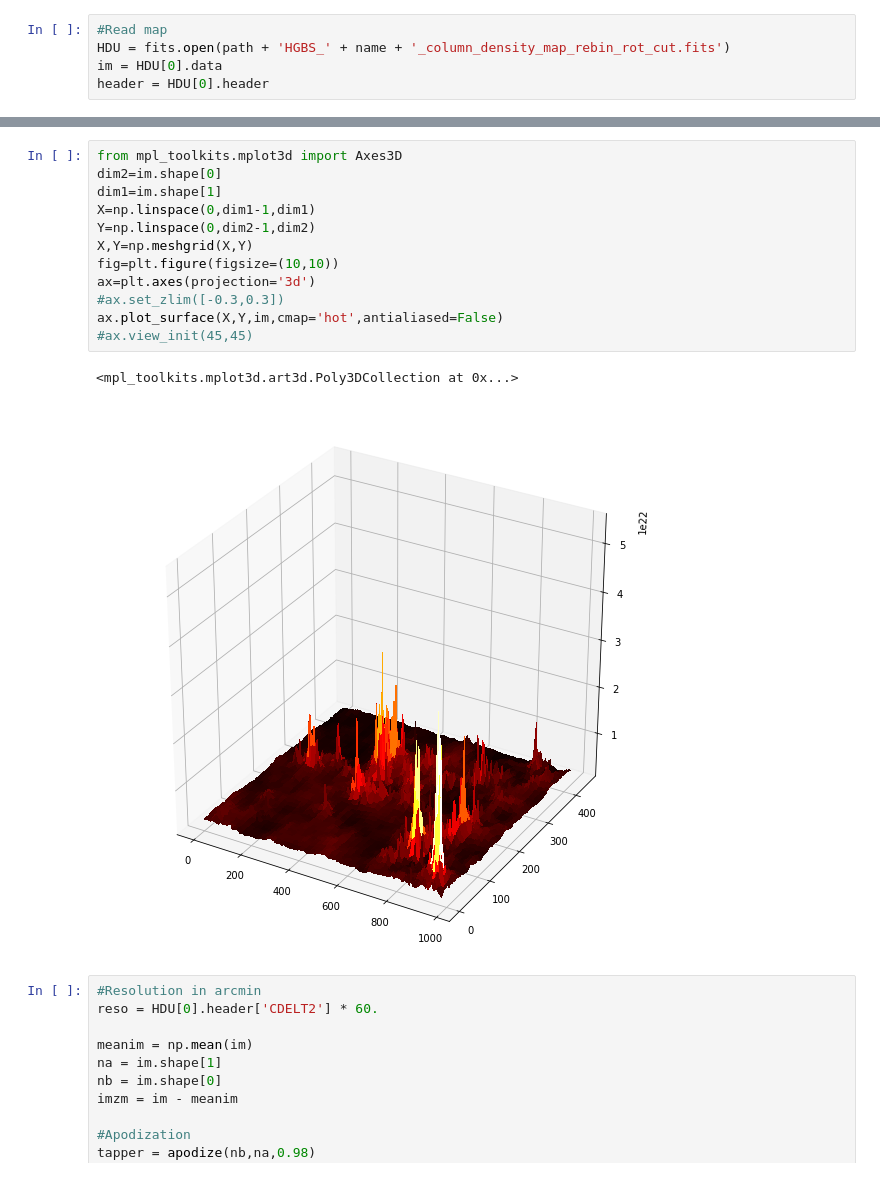
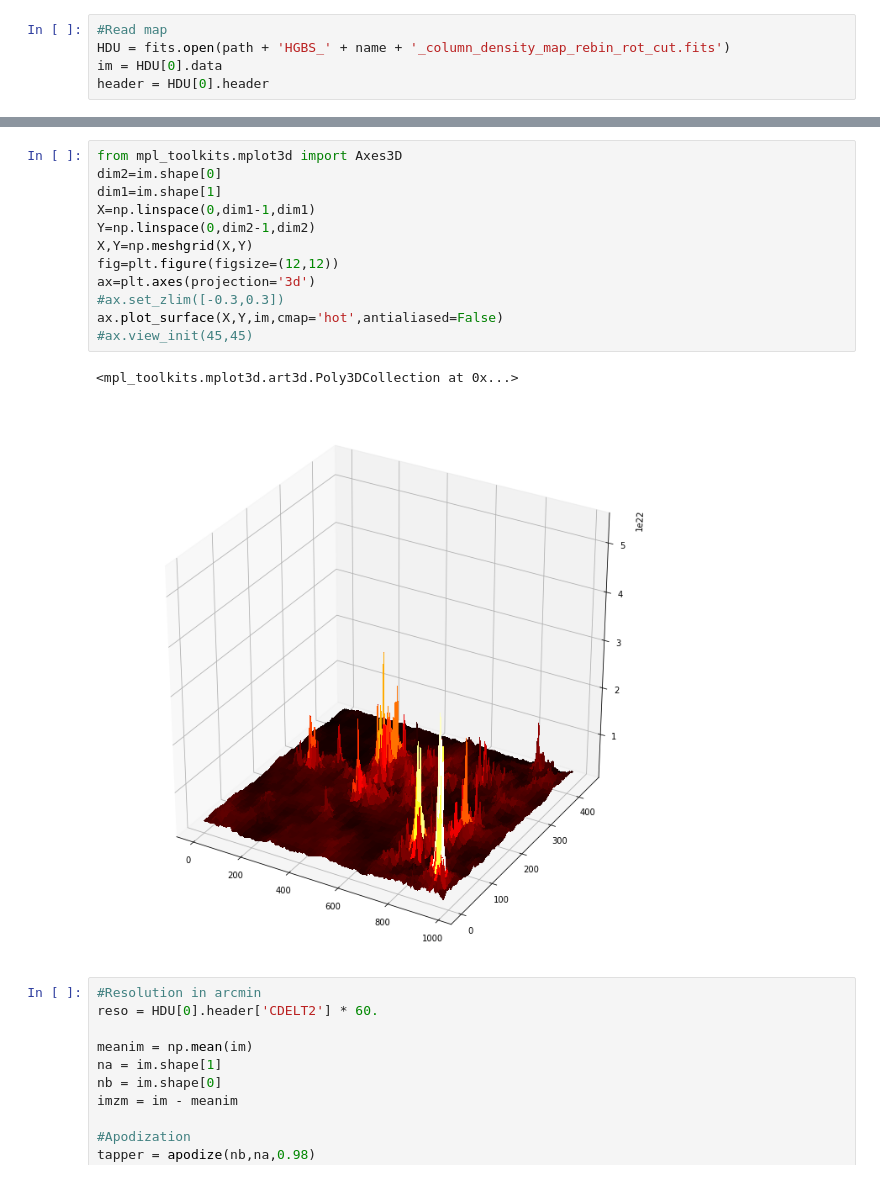
Before and after one commit to jfrob27/M1stage2020, a Jupyter notebook: Gouldbelt/Serpens.ipynb, the cells around one changed output, grey strips where cells are left out. Drawn from its saved outputs; the diff is of its cells as text.

```diff
--- a/Gouldbelt/Serpens.ipynb
+++ b/Gouldbelt/Serpens.ipynb
@@ -132,18 +132,18 @@ INFO: Auto-setting vmax to  1.446e+22 [aplpy.core]
 # %%
 from mpl_toolkits.mplot3d import Axes3D
 dim2=im.shape[0]
 dim1=im.shape[1]
 X=np.linspace(0,dim1-1,dim1)
 Y=np.linspace(0,dim2-1,dim2)
 X,Y=np.meshgrid(X,Y)
-fig=plt.figure(figsize=(10,10))
+fig=plt.figure(figsize=(12,12))
 ax=plt.axes(projection='3d')
 #ax.set_zlim([-0.3,0.3])
 ax.plot_surface(X,Y,im,cmap='hot',antialiased=False)
 #ax.view_init(45,45)
 # %% [output]
 <mpl_toolkits.mplot3d.art3d.Poly3DCollection at 0x...>
-[figure, old version]
+[figure, new version]
 # %%
 #Resolution in arcmin
 reso = HDU[0].header['CDELT2'] * 60.
```
Also changed, not shown: parts of 1 cell of this notebook, 3 other files.
